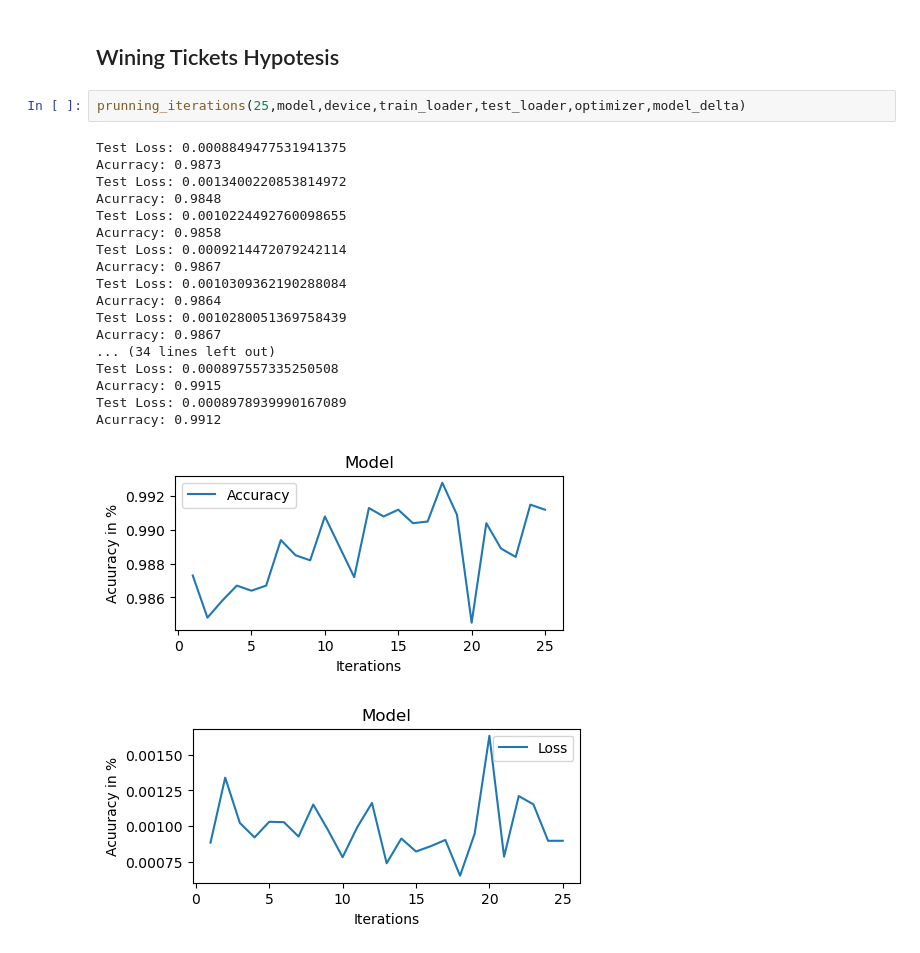
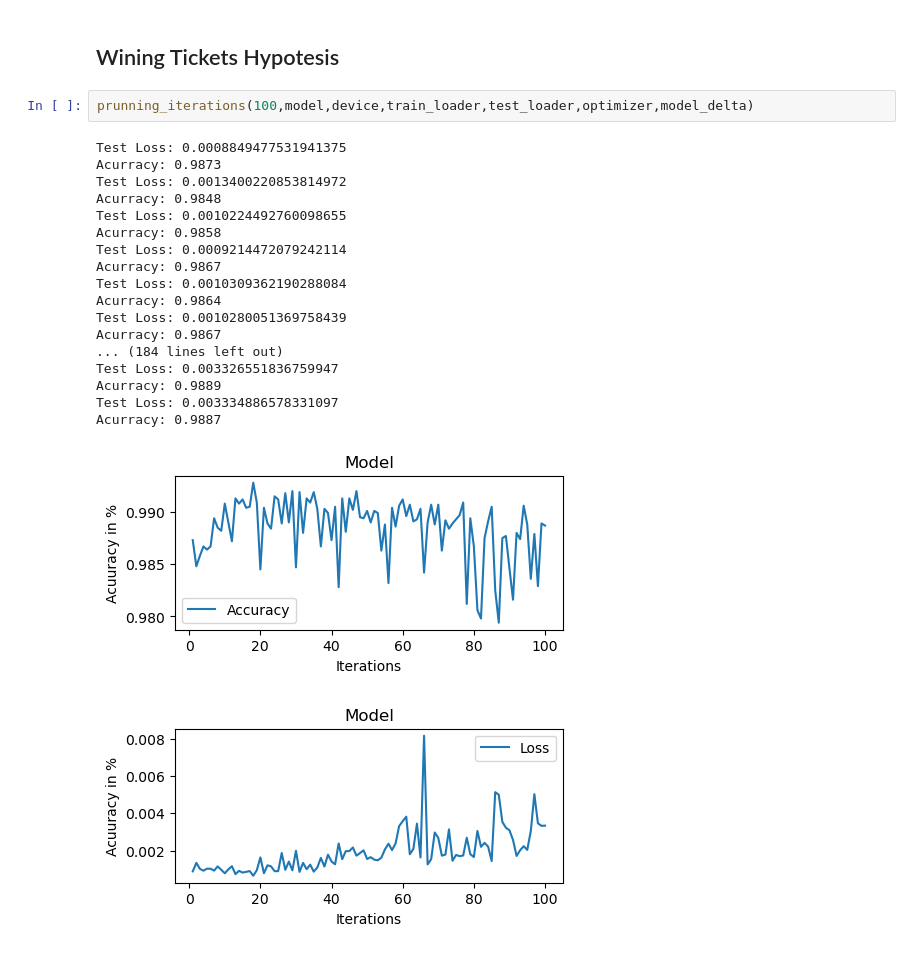
Before and after one commit to guimaguima/prunning_networks, a Jupyter notebook: Winning Tickets/prunning.ipynb, the cells around one changed output. Drawn from its saved outputs; the diff is of its cells as text.

```diff
--- a/prunning.ipynb
+++ b/Winning Tickets/prunning.ipynb
@@ -99,24 +135,24 @@ Acurracy: 0.9825
 # %% [markdown]
 ## Wining Tickets Hypotesis
 # %%
-prunning_iterations(25,model,device,train_loader,test_loader,optimizer,model_delta)
+prunning_iterations(100,model,device,train_loader,test_loader,optimizer,model_delta)
 # %% [output]
 Test Loss: 0.0008849477531941375
 Acurracy: 0.9873
 Test Loss: 0.0013400220853814972
 Acurracy: 0.9848
 Test Loss: 0.0010224492760098655
 Acurracy: 0.9858
 Test Loss: 0.0009214472079242114
 Acurracy: 0.9867
 Test Loss: 0.0010309362190288084
 Acurracy: 0.9864
 Test Loss: 0.0010280051369758439
 Acurracy: 0.9867
-... (34 lines left out)
-Test Loss: 0.000897557335250508
-Acurracy: 0.9915
-Test Loss: 0.0008978939990167089
-Acurracy: 0.9912
+... (184 lines left out)
+Test Loss: 0.003326551836759947
+Acurracy: 0.9889
+Test Loss: 0.003334886578331097
+Acurracy: 0.9887
-[figure, old version]
+[figure, new version]
-[figure, old version]
+[figure, new version]
```
Also changed, not shown: parts of 1 cell of this notebook, 4 other files.
